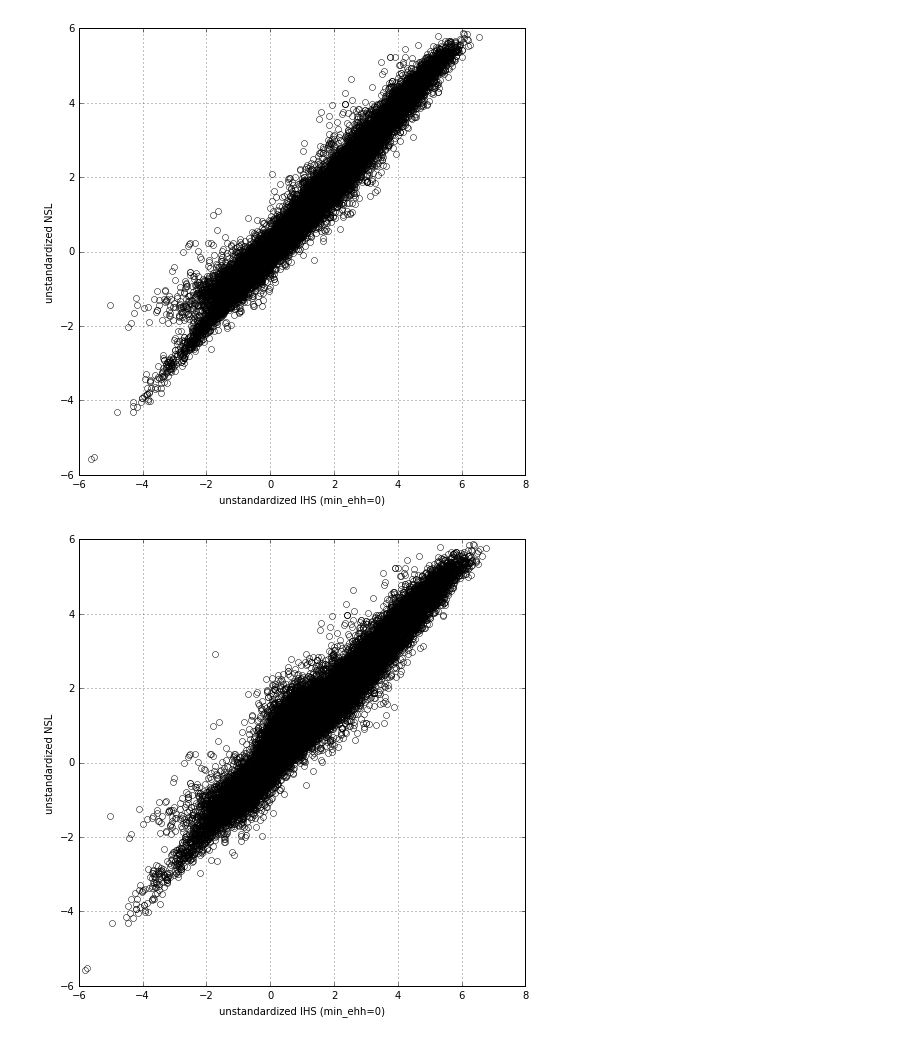
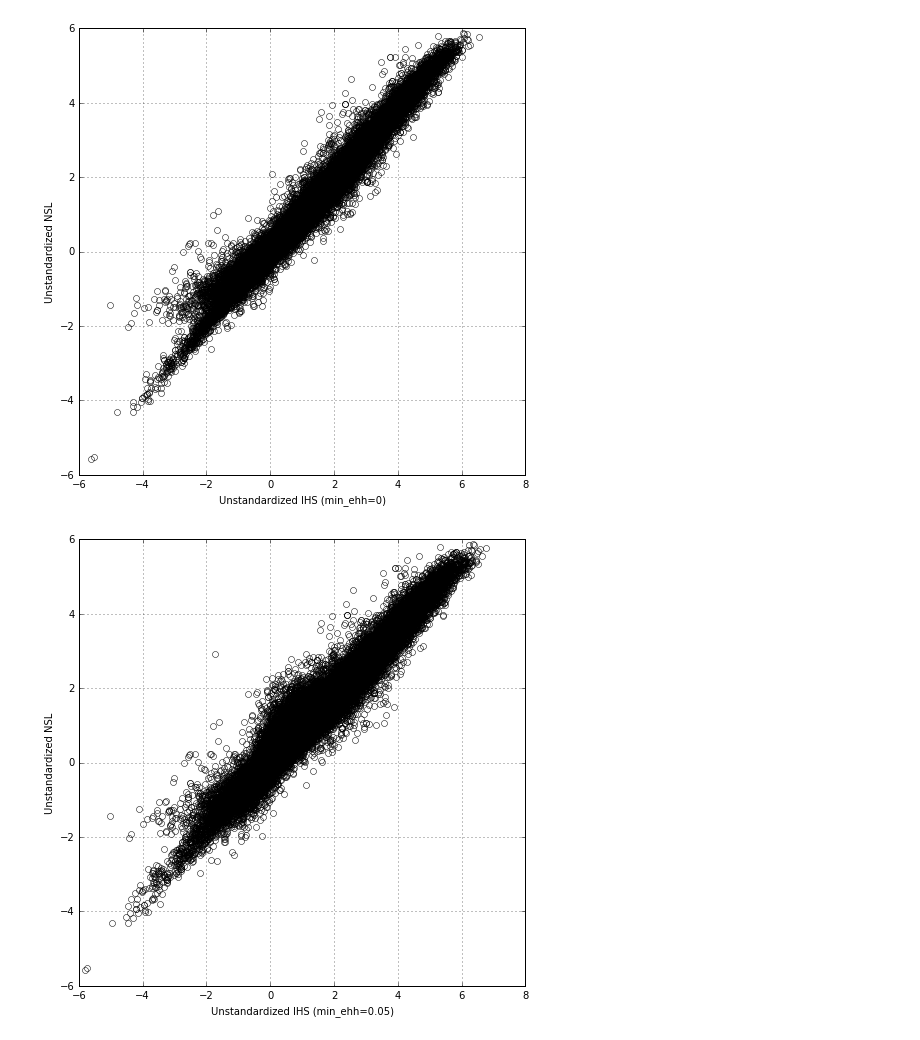
Before and after one commit to cggh/scikit-allel, a Jupyter notebook: notebooks/profiling/nsl.ipynb, the cells around one changed output. Saved outputs shown, nothing was run; the diff lists cells and outputs as text; code cells hidden in the pictures.

```diff
--- a/notebooks/profiling/nsl.ipynb
+++ b/notebooks/profiling/nsl.ipynb
@@ -198,8 +159,8 @@ ihs = allel.stats.ihs(h_seg, pos_seg, min_ehh=0.05, include_edges=True)
 # %%
 plt.figure(figsize=(8, 8))
 plt.plot(ihs, nsl, marker='o', linestyle=' ', mfc='none')
-plt.xlabel('unstandardized IHS (min_ehh=0)')
-plt.ylabel('unstandardized NSL')
+plt.xlabel('Unstandardized IHS (min_ehh=0.05)')
+plt.ylabel('Unstandardized NSL')
 plt.grid(axis='both');
 # %% [output]
-[figure, old version]
+[figure, new version]
```
Also changed, not shown: parts of 34 cells of this notebook.
